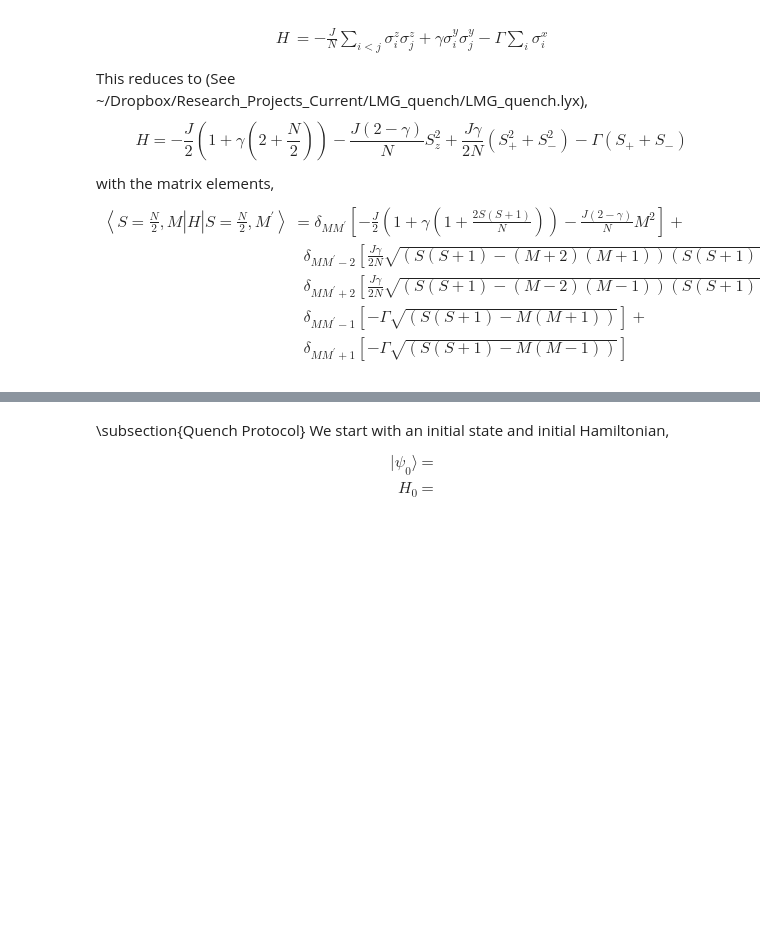
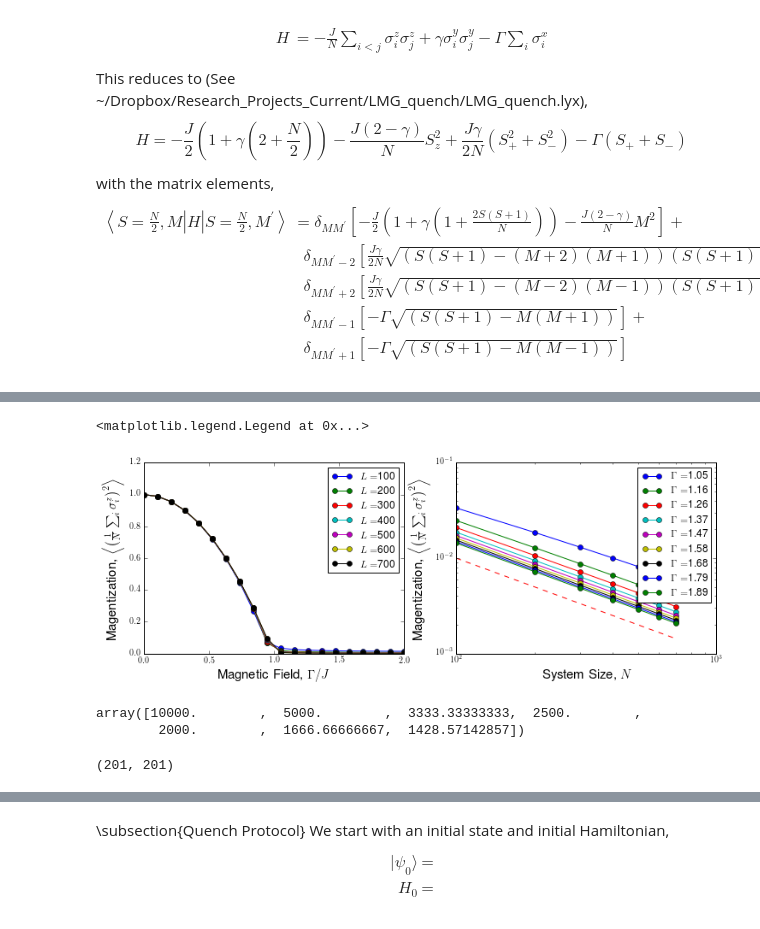
Before and after one commit to paraj003/LMG_quench, a Jupyter notebook: LMG_sim.ipynb, the cells around one changed output, grey strips where cells are left out. Drawn from its saved outputs; the diff is of its cells as text; code cells hidden in the pictures; blank space fills up the shorter version.

```diff
--- a/LMG_sim.ipynb
+++ b/LMG_sim.ipynb
@@ -63,0 +101,31 @@ Eigenvecs = Eigenvecs[:,idx]
+# %%
+#plotting
+α=1
+plt.figure(figsize=[12,4])
+plt.subplot(1,2,1)
+plt.plot(Γarr, magsqlist,'-o')
+plt.ylim([0,1.2])
+plt.xlabel("Magnetic Field, $\\Gamma/J$",fontsize=15)
+plt.ylabel("Magentization, $\\left\\langle\\left(\\frac{1}{N}\\sum_i \\sigma^z_i\\right)^2\\right\\rangle$",fontsize=15)
+leg = np.array(['$L=$%d' % p for p in Larr])
+plt.legend(leg)
+ax=plt.subplot(1,2,2)
+plt.loglog(Larr,np.transpose(magsqlist[10:-1,:]),'-o')
+plt.loglog(Larr,(Larr.astype(float))**(-α)*(float(Larr[0])**(α)*10**(-2)),'--')
+#plt.ylim([0,1.2])
+plt.xlabel("System Size, $N$",fontsize=15)
+plt.ylabel("Magentization, $\\left\\langle\\left(\\frac{1}{N}\\sum_i \\sigma^z_i\\right)^2\\right\\rangle$",fontsize=15)
+leg = np.array(['$\Gamma=$%0.2f' % p for p in Γarr[10:-1]])
+plt.legend(leg)
+# %% [output]
+<matplotlib.legend.Legend at 0x...>
+[figure, added]
+# %%
+(Larr.astype(float))**(-1.)*(float(Larr[0])**3)
+# %% [output]
+array([10000.        ,  5000.        ,  3333.33333333,  2500.        ,
+        2000.        ,  1666.66666667,  1428.57142857])
+# %%
+np.shape(np.multiply(,Marr))
+# %% [output]
+(201, 201)
```
Also changed, not shown: parts of 8 cells of this notebook.
